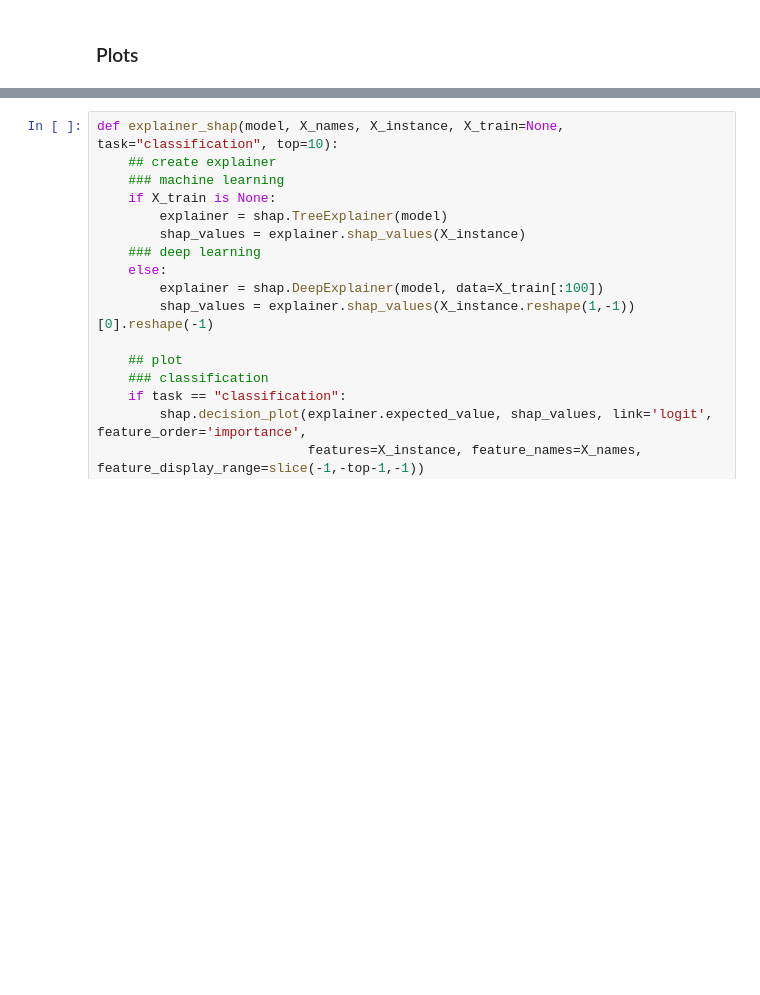
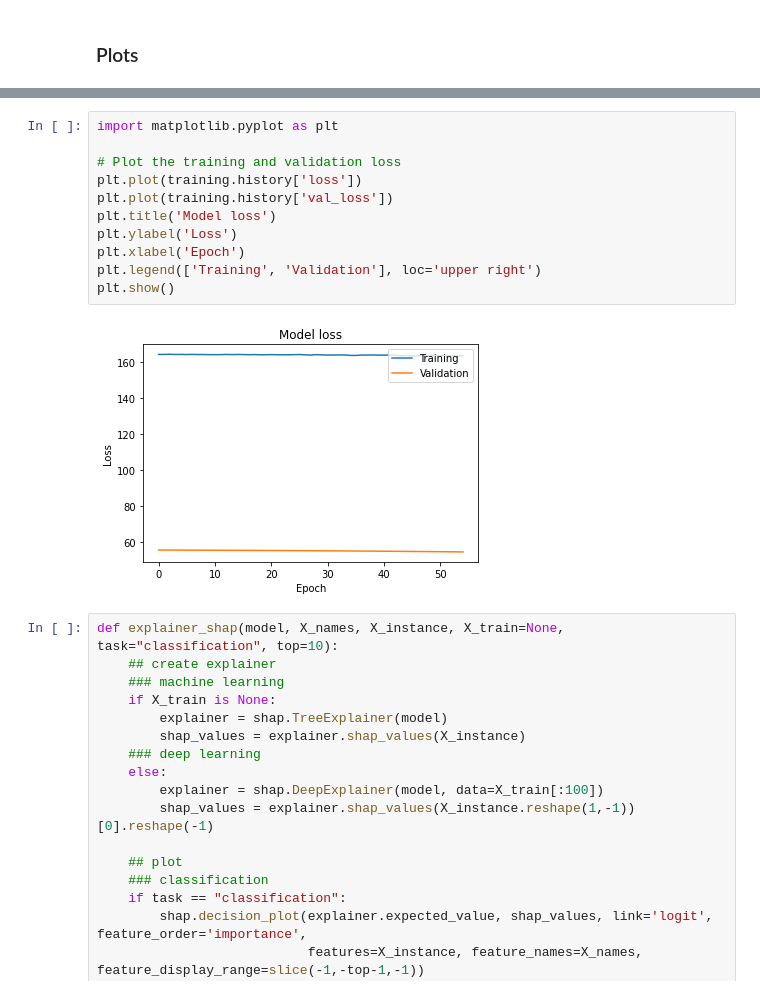
Before and after one commit to maxschlake/90477_mls_4ds_II-Pr7, a Jupyter notebook: scripts/covid19_-_project_merged11.ipynb, the cells around one changed output, grey strips where cells are left out. Drawn from its saved outputs; the diff is of its cells as text; blank space fills up the shorter version.

```diff
--- a/scripts/covid19_-_project_merged11.ipynb
+++ b/scripts/covid19_-_project_merged11.ipynb
@@ -1250,3 +1272,16 @@ plt.show()
+# %%
+import matplotlib.pyplot as plt
+
+# Plot the training and validation loss
+plt.plot(training.history['loss'])
+plt.plot(training.history['val_loss'])
+plt.title('Model loss')
+plt.ylabel('Loss')
+plt.xlabel('Epoch')
+plt.legend(['Training', 'Validation'], loc='upper right')
+plt.show()
+# %% [output]
+[figure, added]
 # %%
 def explainer_shap(model, X_names, X_instance, X_train=None, task="classification", top=10):
     ## create explainer
```
Also changed, not shown: parts of 11 cells of this notebook.
